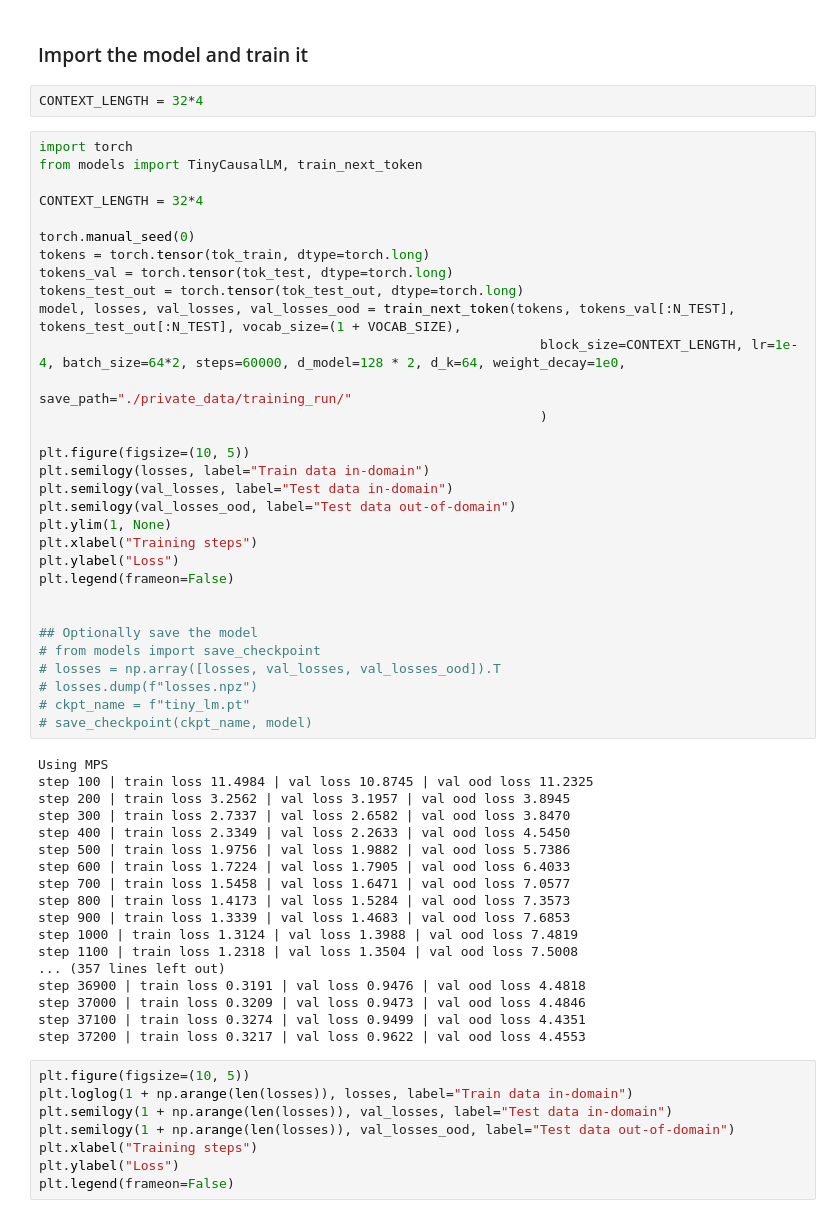
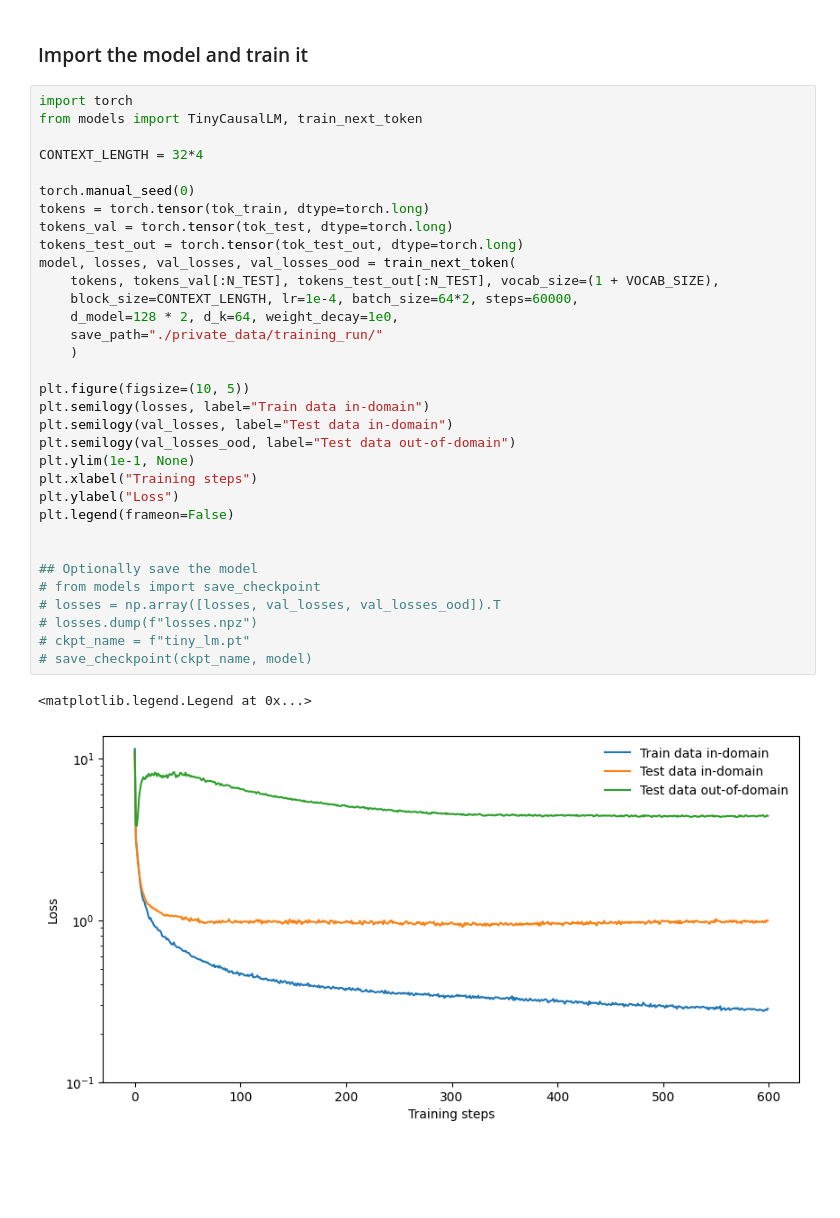
Before and after one commit to williamgilpin/icicl, a Jupyter notebook: train_single_model.ipynb, the cells around one changed output. Cells and saved outputs as stored; diff of their text form; blank space fills up the shorter version.

```diff
--- a/train_single_model.ipynb
+++ b/train_single_model.ipynb
@@ -32,63 +32,40 @@ x_test_out = traj_test_out[:, 0]
 tok_test_out, aux = tokenizer.encode_series(x_test_out, 100, 10)
 # %% [markdown]
 ### Import the model and train it
-# %%
-CONTEXT_LENGTH = 32*4
 # %%
 import torch
 from models import TinyCausalLM, train_next_token
 
 CONTEXT_LENGTH = 32*4
 
 torch.manual_seed(0)
 tokens = torch.tensor(tok_train, dtype=torch.long)
 tokens_val = torch.tensor(tok_test, dtype=torch.long)
 tokens_test_out = torch.tensor(tok_test_out, dtype=torch.long)
-model, losses, val_losses, val_losses_ood = train_next_token(tokens, tokens_val[:N_TEST], tokens_test_out[:N_TEST], vocab_size=(1 + VOCAB_SIZE),
-                                                                block_size=CONTEXT_LENGTH, lr=1e-4, batch_size=64*2, steps=60000, d_model=128 * 2, d_k=64, weight_decay=1e0,
-                                                                save_path="./private_data/training_run/"
-                                                                )
+model, losses, val_losses, val_losses_ood = train_next_token(
+    tokens, tokens_val[:N_TEST], tokens_test_out[:N_TEST], vocab_size=(1 + VOCAB_SIZE),
+    block_size=CONTEXT_LENGTH, lr=1e-4, batch_size=64*2, steps=60000,
+    d_model=128 * 2, d_k=64, weight_decay=1e0,
+    save_path="./private_data/training_run/"
+    )
 
 plt.figure(figsize=(10, 5))
 plt.semilogy(losses, label="Train data in-domain")
 plt.semilogy(val_losses, label="Test data in-domain")
 plt.semilogy(val_losses_ood, label="Test data out-of-domain")
-plt.ylim(1, None)
+plt.ylim(1e-1, None)
 plt.xlabel("Training steps")
 plt.ylabel("Loss")
 plt.legend(frameon=False)
 
 
 ## Optionally save the model
 # from models import save_checkpoint
 # losses = np.array([losses, val_losses, val_losses_ood]).T
 # losses.dump(f"losses.npz")
 # ckpt_name = f"tiny_lm.pt"
 # save_checkpoint(ckpt_name, model)
 # %% [output]
-Using MPS
-step 100 | train loss 11.4984 | val loss 10.8745 | val ood loss 11.2325
-step 200 | train loss 3.2562 | val loss 3.1957 | val ood loss 3.8945
-step 300 | train loss 2.7337 | val loss 2.6582 | val ood loss 3.8470
-step 400 | train loss 2.3349 | val loss 2.2633 | val ood loss 4.5450
-step 500 | train loss 1.9756 | val loss 1.9882 | val ood loss 5.7386
-step 600 | train loss 1.7224 | val loss 1.7905 | val ood loss 6.4033
-step 700 | train loss 1.5458 | val loss 1.6471 | val ood loss 7.0577
-step 800 | train loss 1.4173 | val loss 1.5284 | val ood loss 7.3573
-step 900 | train loss 1.3339 | val loss 1.4683 | val ood loss 7.6853
-step 1000 | train loss 1.3124 | val loss 1.3988 | val ood loss 7.4819
-step 1100 | train loss 1.2318 | val loss 1.3504 | val ood loss 7.5008
-... (357 lines left out)
-step 36900 | train loss 0.3191 | val loss 0.9476 | val ood loss 4.4818
-step 37000 | train loss 0.3209 | val loss 0.9473 | val ood loss 4.4846
-step 37100 | train loss 0.3274 | val loss 0.9499 | val ood loss 4.4351
-step 37200 | train loss 0.3217 | val loss 0.9622 | val ood loss 4.4553
+<matplotlib.legend.Legend at 0x...>
+[figure, added]
-# %%
-plt.figure(figsize=(10, 5))
-plt.loglog(1 + np.arange(len(losses)), losses, label="Train data in-domain")
-plt.semilogy(1 + np.arange(len(losses)), val_losses, label="Test data in-domain")
-plt.semilogy(1 + np.arange(len(losses)), val_losses_ood, label="Test data out-of-domain")
-plt.xlabel("Training steps")
-plt.ylabel("Loss")
-plt.legend(frameon=False)
 # %%
```
Also changed, not shown: parts of 1 cell of this notebook, 1 other file.
